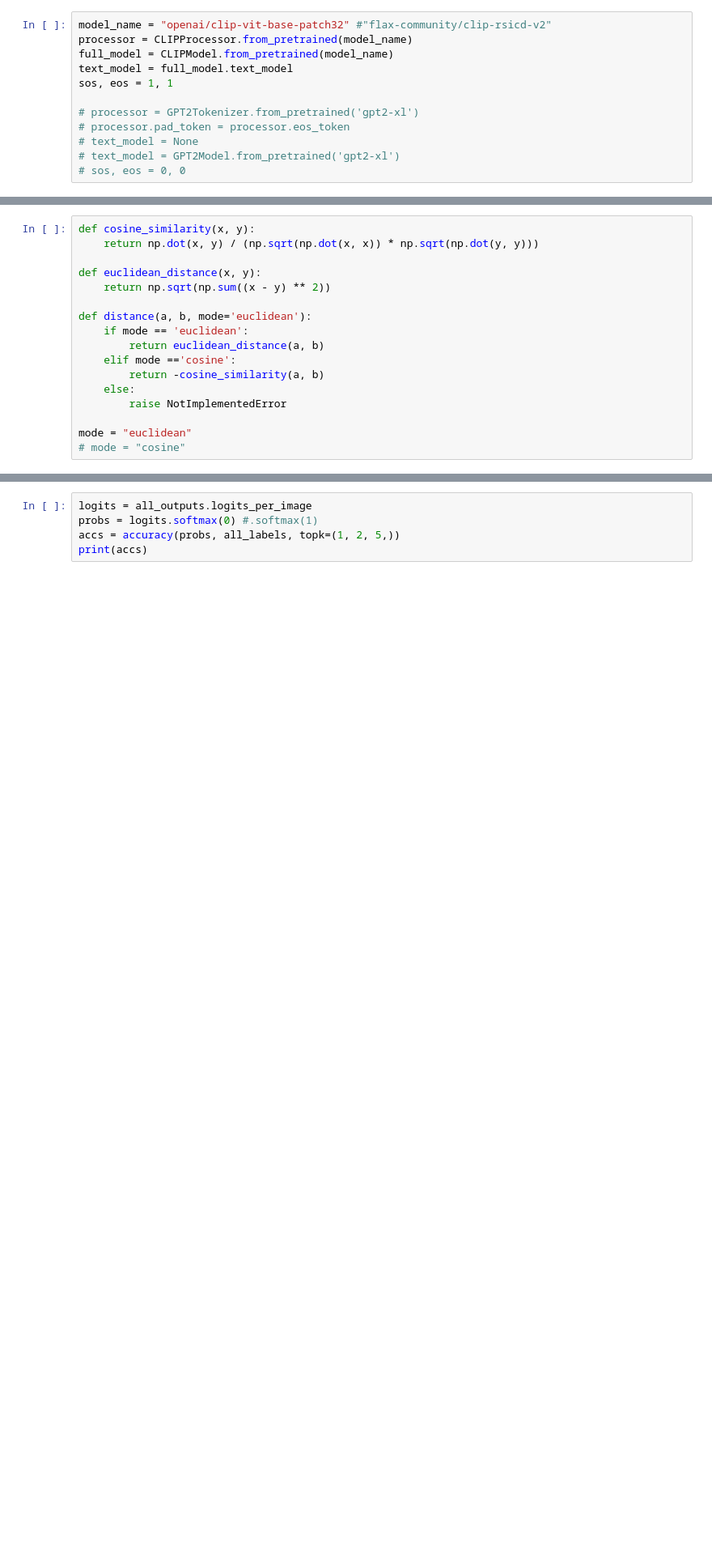
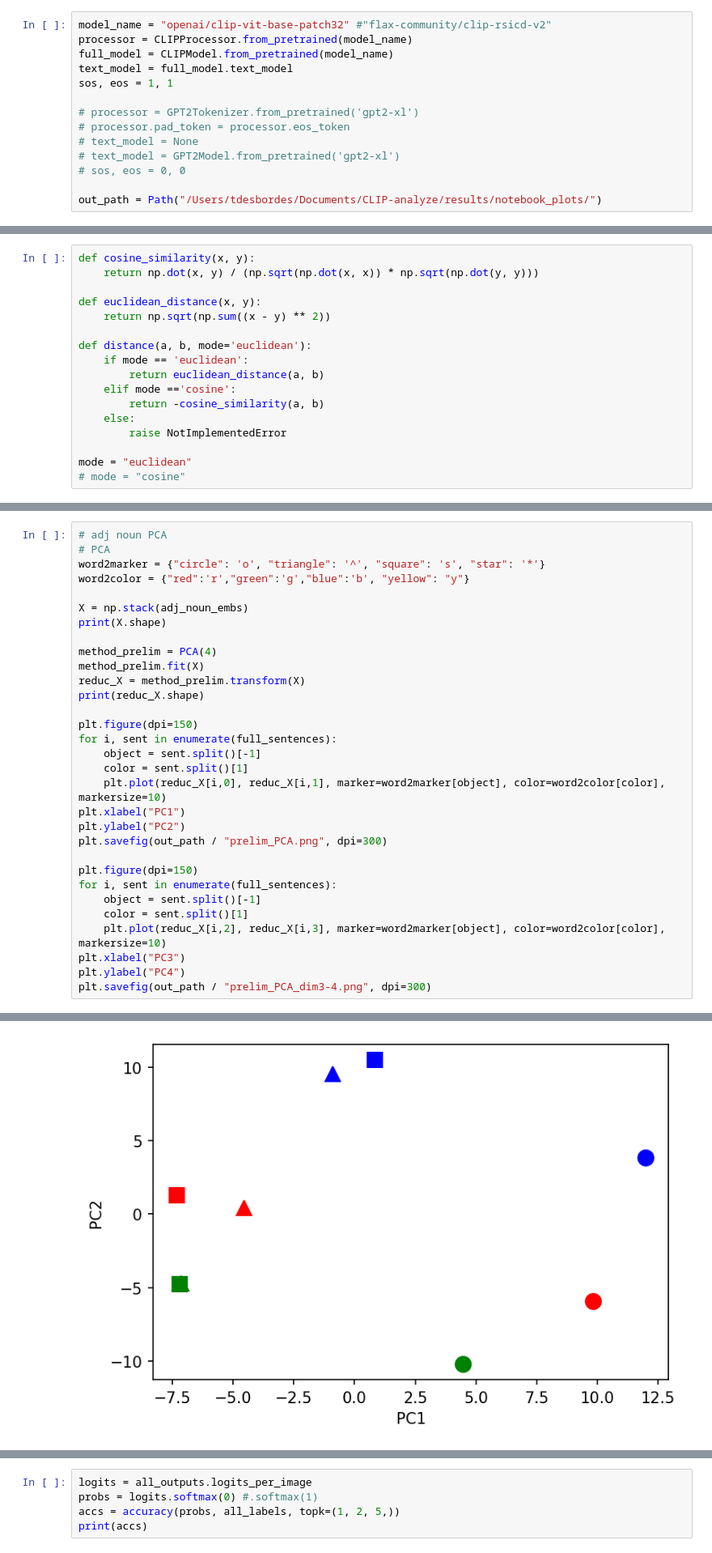
Before and after one commit to TheNeuromancer/CLIP-analyze, a Jupyter notebook: code/Untitled.ipynb, the cells around one changed output, grey strips where cells are left out. Shown at 81% size. Drawn from its saved outputs; the diff is of its cells as text; blank space fills up the shorter version.

```diff
--- a/code/Untitled.ipynb
+++ b/code/Untitled.ipynb
@@ -50,6 +51,8 @@ sos, eos = 1, 1
 # text_model = None
 # text_model = GPT2Model.from_pretrained('gpt2-xl')
 # sos, eos = 0, 0
+
+out_path = Path("/Users/tdesbordes/Documents/CLIP-analyze/results/notebook_plots/")
 # %% [output]
 ftfy or spacy is not installed using BERT BasicTokenizer instead of ftfy.
 # %%
@@ -125,0 +144,32 @@ Text(0, 0.5, 'euclidean distance')
+# %%
+# adj noun PCA
+# PCA
+word2marker = {"circle": 'o', "triangle": '^', "square": 's', "star": '*'}
+word2color = {"red":'r',"green":'g',"blue":'b', "yellow": "y"}
+
+X = np.stack(adj_noun_embs)
+print(X.shape)
+
+method_prelim = PCA(4)
+method_prelim.fit(X)
+reduc_X = method_prelim.transform(X)
+print(reduc_X.shape)
+
+plt.figure(dpi=150)
+for i, sent in enumerate(full_sentences):
+    object = sent.split()[-1]
+    color = sent.split()[1]
+    plt.plot(reduc_X[i,0], reduc_X[i,1], marker=word2marker[object], color=word2color[color], markersize=10)
+plt.xlabel("PC1")
+plt.ylabel("PC2")
+plt.savefig(out_path / "prelim_PCA.png", dpi=300)
+
+plt.figure(dpi=150)
+for i, sent in enumerate(full_sentences):
+    object = sent.split()[-1]
+    color = sent.split()[1]
+    plt.plot(reduc_X[i,2], reduc_X[i,3], marker=word2marker[object], color=word2color[color], markersize=10)
+plt.xlabel("PC3")
+plt.ylabel("PC4")
+plt.savefig(out_path / "prelim_PCA_dim3-4.png", dpi=300)
+# %% [output]
@@ -125,0 +178 @@ Text(0, 0.5, 'euclidean distance')
+[figure, added]
```
Also changed, not shown: parts of 18 cells of this notebook, 8 other files.
